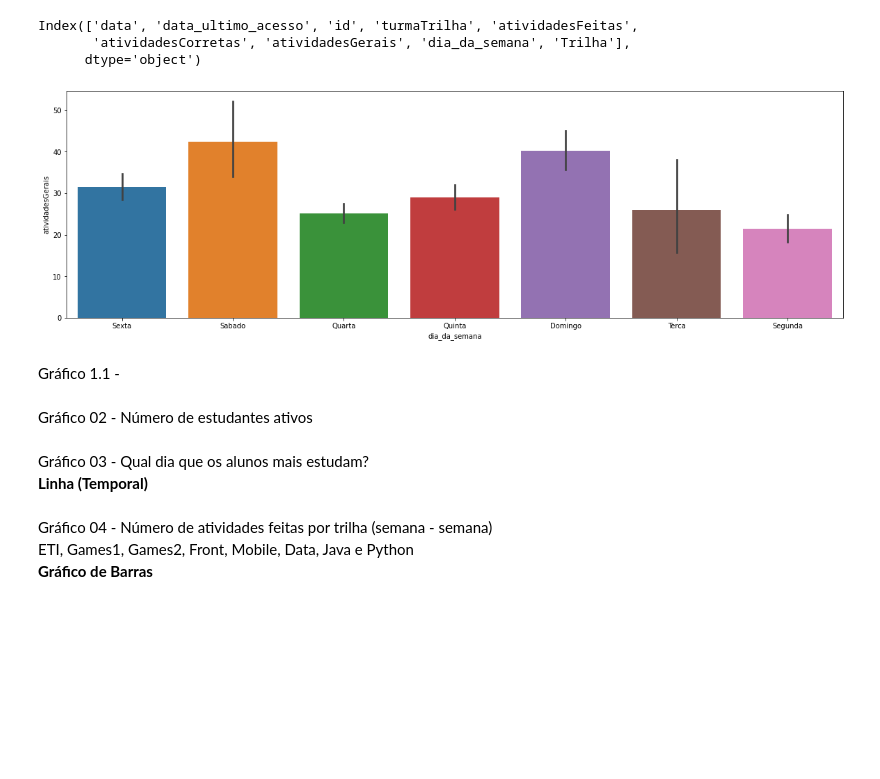
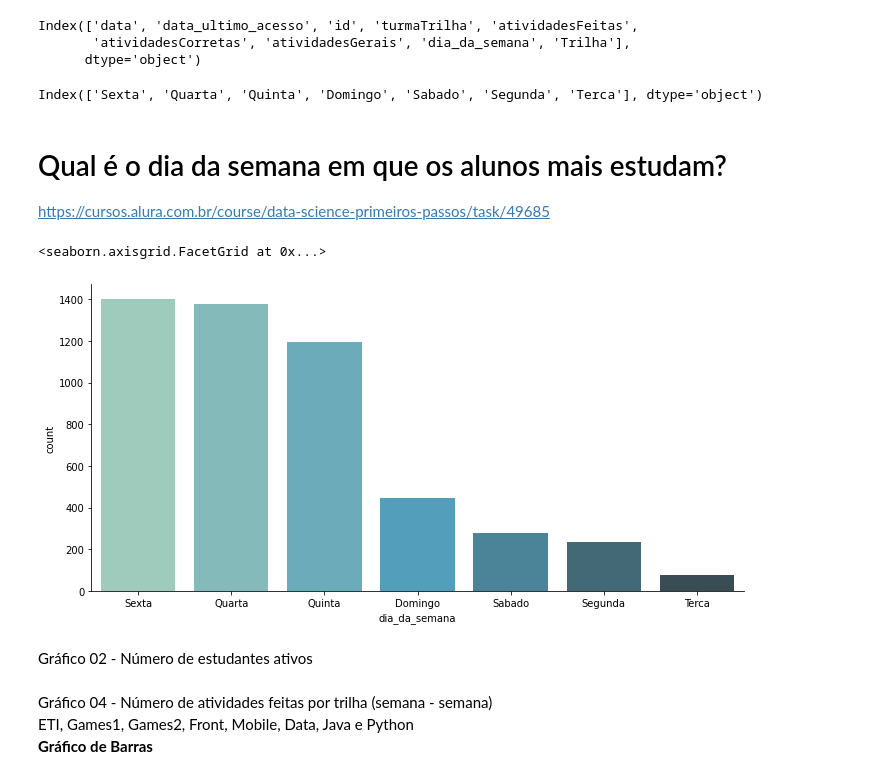
Before and after one commit to marcelopaludetto/aulao-datascience, a Jupyter notebook: aulaoDataScience_atualizado.ipynb, the cells around one changed output. Saved outputs shown, nothing was run; the diff lists cells and outputs as text; code cells hidden in the pictures; blank space fills up the shorter version.

```diff
--- a/aulaoDataScience_atualizado.ipynb
+++ b/aulaoDataScience_atualizado.ipynb
@@ -537,19 +565,26 @@ dados[1].columns
 Index(['data', 'data_ultimo_acesso', 'id', 'turmaTrilha', 'atividadesFeitas',
        'atividadesCorretas', 'atividadesGerais', 'dia_da_semana', 'Trilha'],
       dtype='object')
-# %%
-fig = sns.barplot(x='dia_da_semana',y='atividadesGerais',data=alunosAtivosDaSemana[25])
-fig.figure.set_size_inches(20,6)
-# %% [output]
-[figure, removed]
-# %% [markdown]
-Gráfico 1.1 -
+# %%
+alunosAtivosDaSemana[25].dia_da_semana.value_counts().index
+# %% [output]
+Index(['Sexta', 'Quarta', 'Quinta', 'Domingo', 'Sabado', 'Segunda', 'Terca'], dtype='object')
+# %% [markdown]
+# Qual é o dia da semana em que os alunos mais estudam?
+https://cursos.alura.com.br/course/data-science-primeiros-passos/task/49685
+# %%
+i=25
+sns.catplot(x = "dia_da_semana", data = alunosAtivosDaSemana[i],
+            kind="count",
+            aspect=2,
+            palette="GnBu_d",
+            order = alunosAtivosDaSemana[i].dia_da_semana.value_counts().index)
+# %% [output]
+<seaborn.axisgrid.FacetGrid at 0x...>
+[figure, added]
 # %% [markdown]
 Gráfico 02 - Número de estudantes ativos
 <br>
-# %% [markdown]
-Gráfico 03 - Qual dia que os alunos mais estudam?
-<br> **Linha (Temporal)**
 # %% [markdown]
 Gráfico 04 - Número de atividades feitas por trilha (semana - semana)
 <br> ETI, Games1, Games2, Front, Mobile, Data, Java e Python
```
Also changed, not shown: parts of 10 cells of this notebook.
